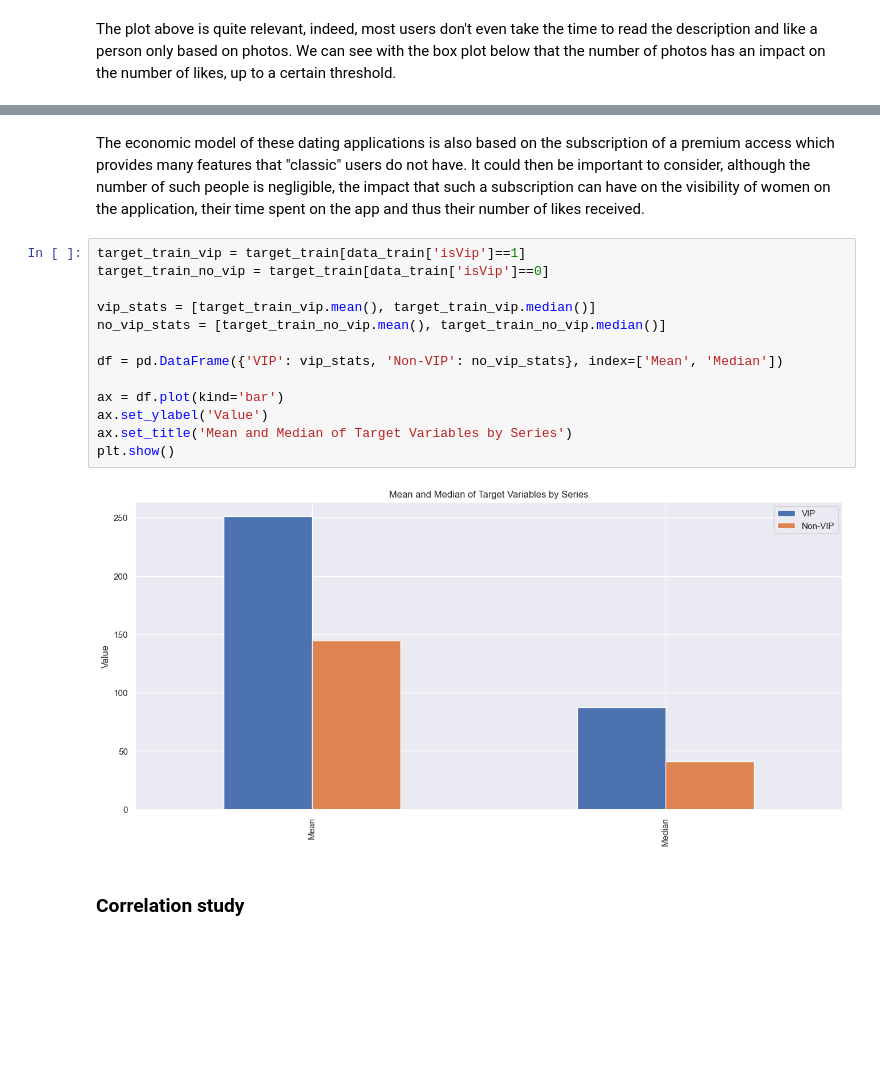
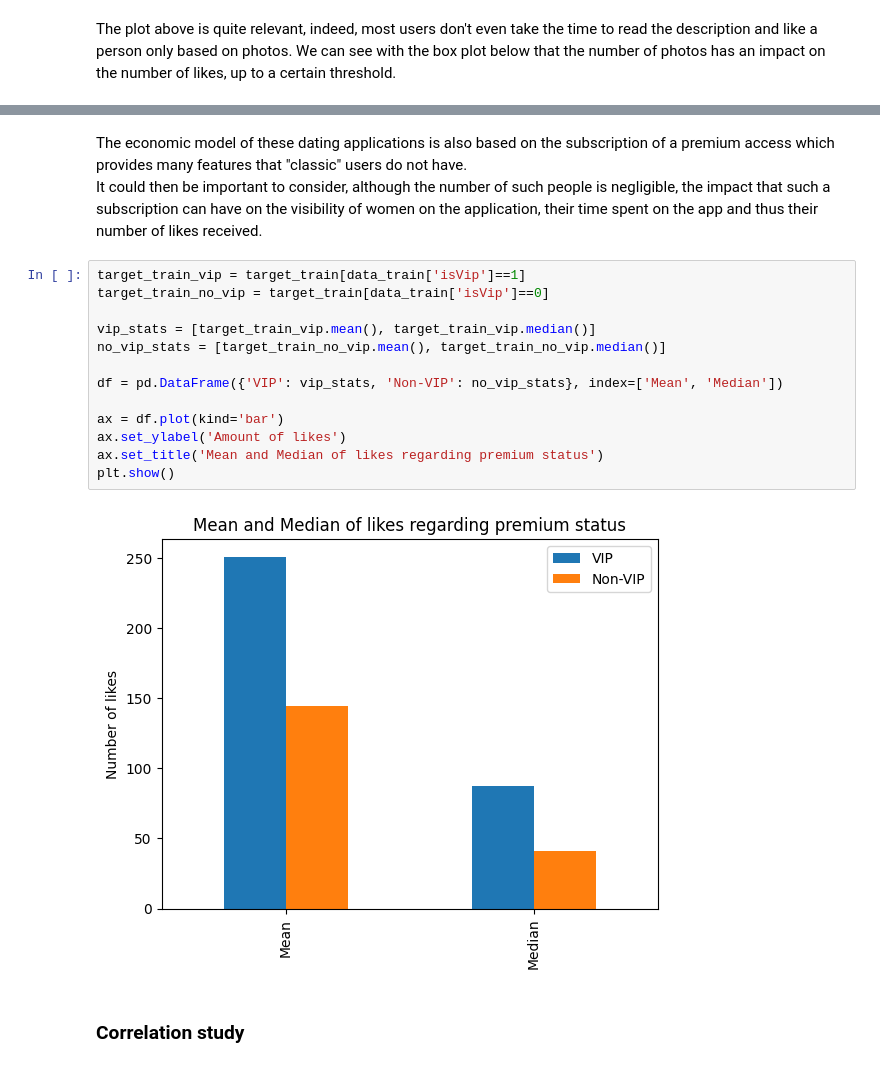
Before and after one commit to JstLearning/dating_app, a Jupyter notebook: dating_app_starting_kit.ipynb, the cells around one changed output, grey strips where cells are left out. Cells and saved outputs as stored; diff of their text form; blank space fills up the shorter version.

Commit message:
verified plot

```diff
--- a/dating_app_starting_kit.ipynb
+++ b/dating_app_starting_kit.ipynb
@@ -415,21 +433,21 @@ plt.tight_layout()
 # %% [markdown]
-The economic model of these dating applications is also based on the subscription of a premium access which provides many features that "classic" users do not have.
+The economic model of these dating applications is also based on the subscription of a premium access which provides many features that "classic" users do not have. <br>
 It could then be important to consider, although the number of such people is negligible, the impact that such a subscription can have on the visibility of women on the application, their time spent on the app and thus their number of likes received.
 # %%
 target_train_vip = target_train[data_train['isVip']==1]
 target_train_no_vip = target_train[data_train['isVip']==0]
 
 vip_stats = [target_train_vip.mean(), target_train_vip.median()]
 no_vip_stats = [target_train_no_vip.mean(), target_train_no_vip.median()]
 
 df = pd.DataFrame({'VIP': vip_stats, 'Non-VIP': no_vip_stats}, index=['Mean', 'Median'])
 
 ax = df.plot(kind='bar')
-ax.set_ylabel('Value')
-ax.set_title('Mean and Median of Target Variables by Series')
+ax.set_ylabel('Amount of likes')
+ax.set_title('Mean and Median of likes regarding premium status')
 plt.show()
 # %% [output]
-[figure, old version]
+[figure, new version]
 # %% [markdown]
 ### Correlation study
 # %% [markdown]
```
Also changed, not shown: parts of 17 cells of this notebook.
